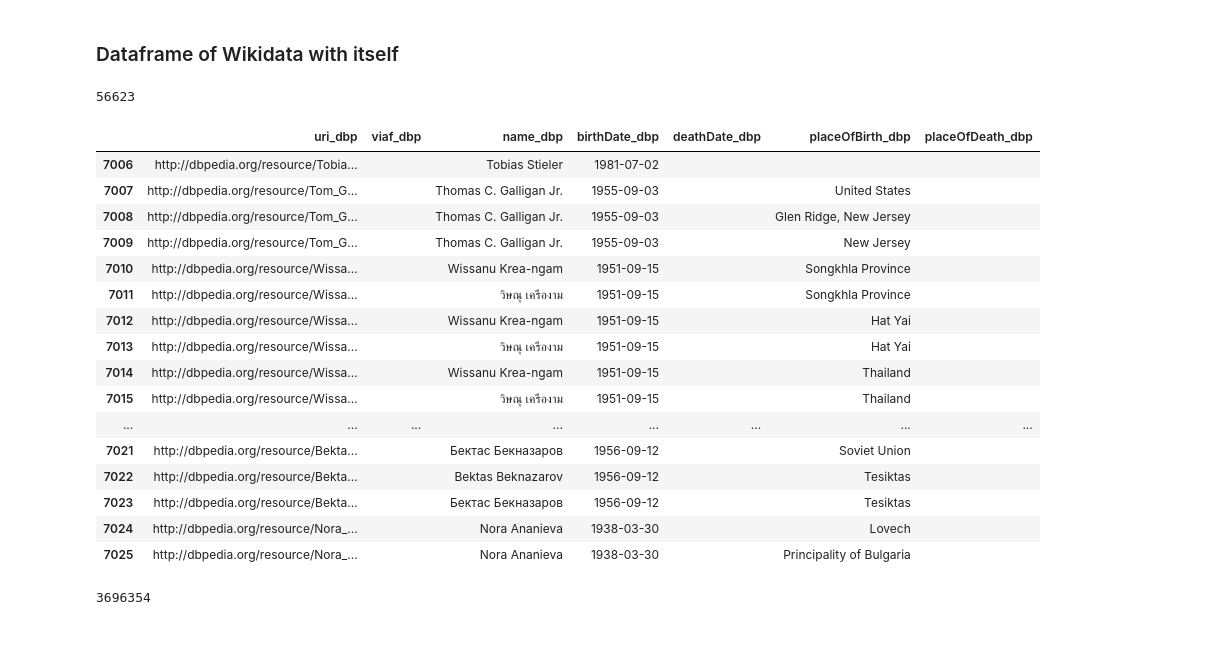
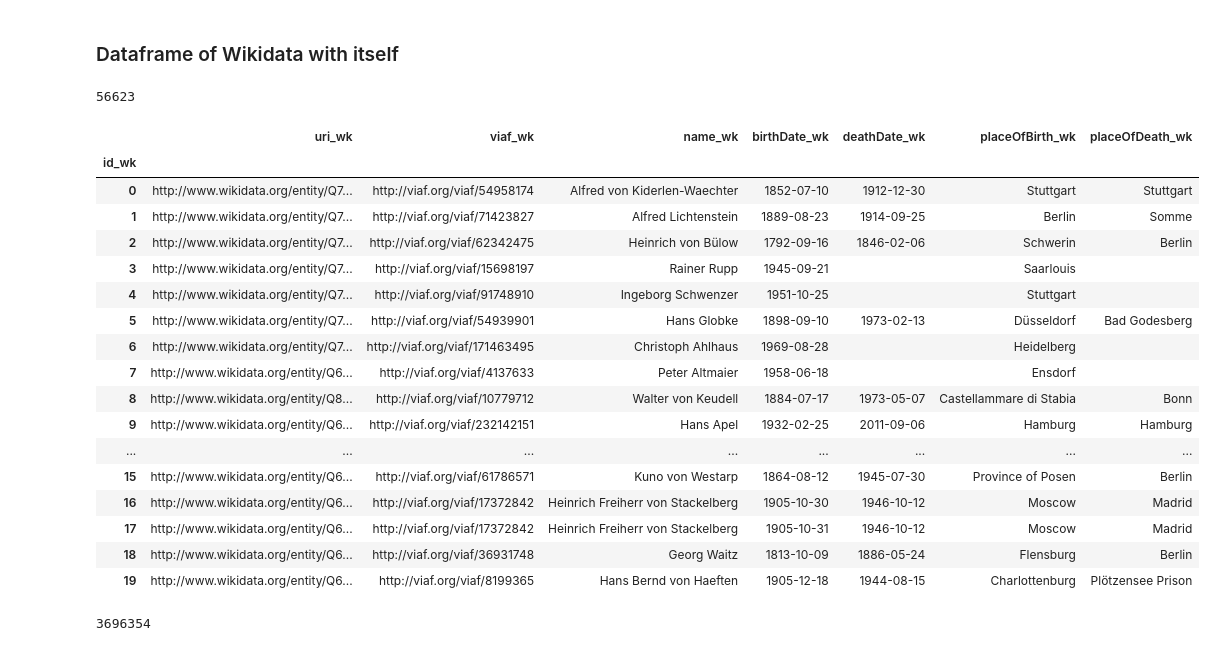
Before and after one commit to Semantic-Data-for-Humanities/Economists_Jurists, a Jupyter notebook: Notebooks/Merge/Merge_DBpedia_BnF_Data_Wikidata.ipynb, the cells around one changed output. Cells and saved outputs as stored; diff of their text form; code cells hidden in the pictures.

```diff
--- a/Notebooks/Merge/Merge_DBpedia_BnF_Data_Wikidata.ipynb
+++ b/Notebooks/Merge/Merge_DBpedia_BnF_Data_Wikidata.ipynb
@@ -1085,28 +1038,29 @@ Name: 429, dtype: object
 # %%
 # Create an id to Wikidata dataframe
 df_wk["id_wk"] = df_wk.index + 0
 df_wk= pd.DataFrame(df_wk, columns=['uri_wk', 'viaf_wk', 'name_wk','birthDate_wk','deathDate_wk' , 'placeOfBirth_wk','placeOfDeath_wk'],index=df_wk["id_wk"])
 print(len(df_wk))
-df_dbp[-20:]
+df_wk[:20]
 # %% [output]
 56623
-|  | uri_dbp | viaf_dbp | name_dbp | birthDate_dbp | deathDate_dbp | placeOfBirth_dbp | placeOfDeath_dbp |
-| 7006 | http://dbpedia.org/resource/Tobia... |  | Tobias Stieler | 1981-07-02 |  |  |  |
-| 7007 | http://dbpedia.org/resource/Tom_G... |  | Thomas C. Galligan Jr. | 1955-09-03 |  | United States |  |
-| 7008 | http://dbpedia.org/resource/Tom_G... |  | Thomas C. Galligan Jr. | 1955-09-03 |  | Glen Ridge, New Jersey |  |
-| 7009 | http://dbpedia.org/resource/Tom_G... |  | Thomas C. Galligan Jr. | 1955-09-03 |  | New Jersey |  |
-| 7010 | http://dbpedia.org/resource/Wissa... |  | Wissanu Krea-ngam | 1951-09-15 |  | Songkhla Province |  |
-| 7011 | http://dbpedia.org/resource/Wissa... |  | วิษณุ เครืองาม | 1951-09-15 |  | Songkhla Province |  |
-| 7012 | http://dbpedia.org/resource/Wissa... |  | Wissanu Krea-ngam | 1951-09-15 |  | Hat Yai |  |
-| 7013 | http://dbpedia.org/resource/Wissa... |  | วิษณุ เครืองาม | 1951-09-15 |  | Hat Yai |  |
-| 7014 | http://dbpedia.org/resource/Wissa... |  | Wissanu Krea-ngam | 1951-09-15 |  | Thailand |  |
-| 7015 | http://dbpedia.org/resource/Wissa... |  | วิษณุ เครืองาม | 1951-09-15 |  | Thailand |  |
+|  | uri_wk | viaf_wk | name_wk | birthDate_wk | deathDate_wk | placeOfBirth_wk | placeOfDeath_wk |
+| id_wk |  |  |  |  |  |  |  |
+| 0 | http://www.wikidata.org/entity/Q7... | http://viaf.org/viaf/54958174 | Alfred von Kiderlen-Waechter | 1852-07-10 | 1912-12-30 | Stuttgart | Stuttgart |
+| 1 | http://www.wikidata.org/entity/Q7... | http://viaf.org/viaf/71423827 | Alfred Lichtenstein | 1889-08-23 | 1914-09-25 | Berlin | Somme |
+| 2 | http://www.wikidata.org/entity/Q7... | http://viaf.org/viaf/62342475 | Heinrich von Bülow | 1792-09-16 | 1846-02-06 | Schwerin | Berlin |
+| 3 | http://www.wikidata.org/entity/Q7... | http://viaf.org/viaf/15698197 | Rainer Rupp | 1945-09-21 |  | Saarlouis |  |
+| 4 | http://www.wikidata.org/entity/Q7... | http://viaf.org/viaf/91748910 | Ingeborg Schwenzer | 1951-10-25 |  | Stuttgart |  |
+| 5 | http://www.wikidata.org/entity/Q7... | http://viaf.org/viaf/54939901 | Hans Globke | 1898-09-10 | 1973-02-13 | Düsseldorf | Bad Godesberg |
+| 6 | http://www.wikidata.org/entity/Q7... | http://viaf.org/viaf/171463495 | Christoph Ahlhaus | 1969-08-28 |  | Heidelberg |  |
+| 7 | http://www.wikidata.org/entity/Q6... | http://viaf.org/viaf/4137633 | Peter Altmaier | 1958-06-18 |  | Ensdorf |  |
+| 8 | http://www.wikidata.org/entity/Q8... | http://viaf.org/viaf/10779712 | Walter von Keudell | 1884-07-17 | 1973-05-07 | Castellammare di Stabia | Bonn |
+| 9 | http://www.wikidata.org/entity/Q6... | http://viaf.org/viaf/232142151 | Hans Apel | 1932-02-25 | 2011-09-06 | Hamburg | Hamburg |
 | ... | ... | ... | ... | ... | ... | ... | ... |
-| 7021 | http://dbpedia.org/resource/Bekta... |  | Бектас Бекназаров | 1956-09-12 |  | Soviet Union |  |
-| 7022 | http://dbpedia.org/resource/Bekta... |  | Bektas Beknazarov | 1956-09-12 |  | Tesiktas |  |
-| 7023 | http://dbpedia.org/resource/Bekta... |  | Бектас Бекназаров | 1956-09-12 |  | Tesiktas |  |
-| 7024 | http://dbpedia.org/resource/Nora_... |  | Nora Ananieva | 1938-03-30 |  | Lovech |  |
-| 7025 | http://dbpedia.org/resource/Nora_... |  | Nora Ananieva | 1938-03-30 |  | Principality of Bulgaria |  |
+| 15 | http://www.wikidata.org/entity/Q6... | http://viaf.org/viaf/61786571 | Kuno von Westarp | 1864-08-12 | 1945-07-30 | Province of Posen | Berlin |
+| 16 | http://www.wikidata.org/entity/Q6... | http://viaf.org/viaf/17372842 | Heinrich Freiherr von Stackelberg | 1905-10-30 | 1946-10-12 | Moscow | Madrid |
+| 17 | http://www.wikidata.org/entity/Q6... | http://viaf.org/viaf/17372842 | Heinrich Freiherr von Stackelberg | 1905-10-31 | 1946-10-12 | Moscow | Madrid |
+| 18 | http://www.wikidata.org/entity/Q6... | http://viaf.org/viaf/36931748 | Georg Waitz | 1813-10-09 | 1886-05-24 | Flensburg | Berlin |
+| 19 | http://www.wikidata.org/entity/Q6... | http://viaf.org/viaf/8199365 | Hans Bernd von Haeften | 1905-12-18 | 1944-08-15 | Charlottenburg | Plötzensee Prison |
 # %%
 indexer = recordlinkage.Index()
 indexer.sortedneighbourhood(left_on='name_wk')
```
Also changed, not shown: parts of 31 cells of this notebook.
